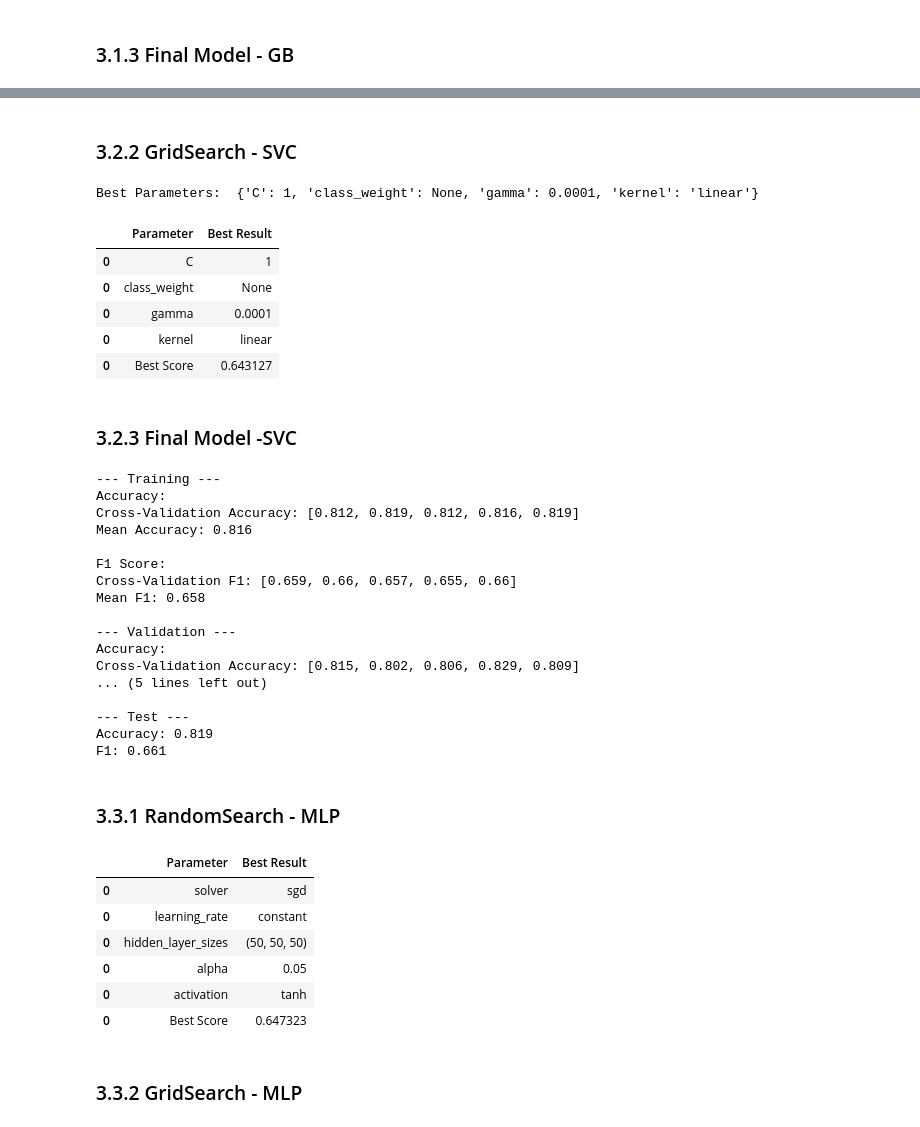
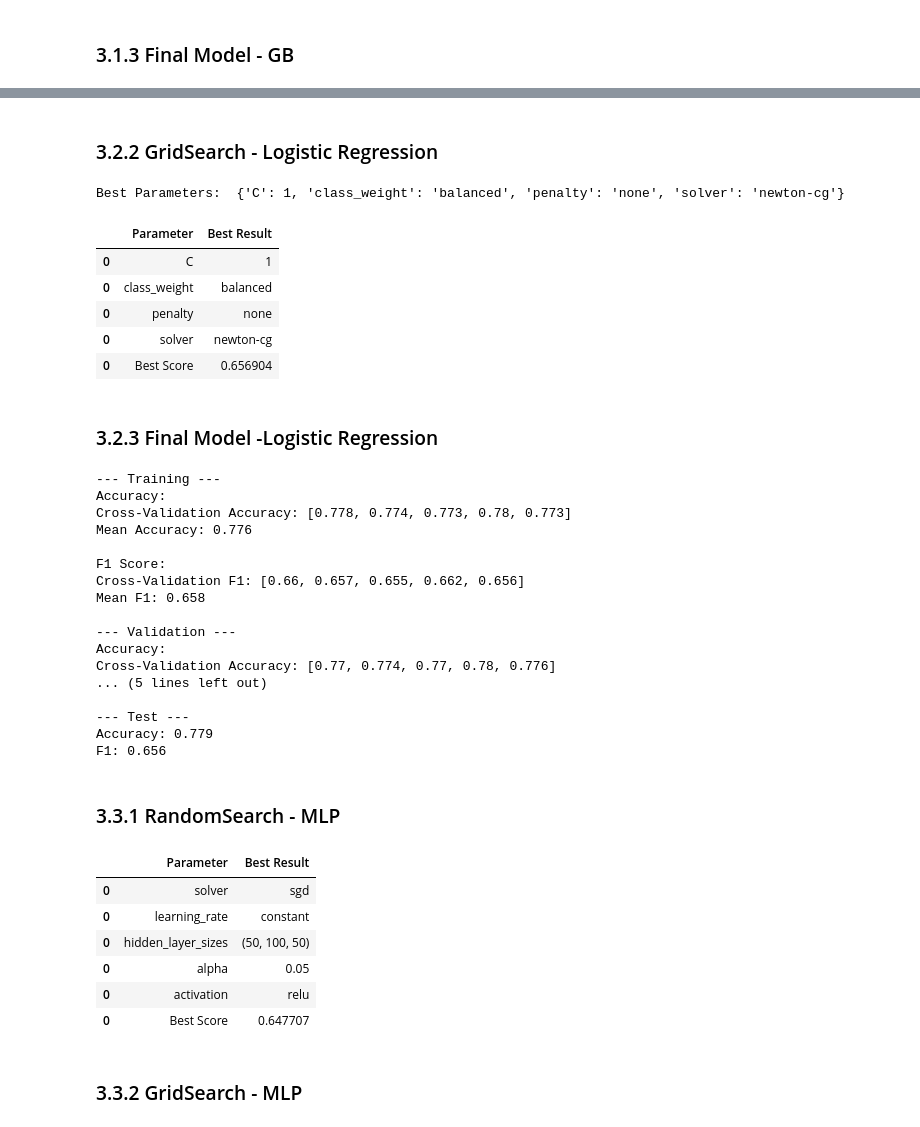
Before and after one commit to sarasustelosantos/bootcamp_group, a Jupyter notebook: 04_modelling.ipynb, the cells around one changed output, grey strips where cells are left out. Drawn from its saved outputs; the diff is of its cells as text; code cells hidden in the pictures.

```diff
--- a/04_modelling.ipynb
+++ b/04_modelling.ipynb
@@ -508,7 +509,7 @@ gb_model = GradientBoostingClassifier()
 parameter_grid = {
     'n_estimators': [80,100,120],
     'learning_rate': [0.2,0.3,0.4],
-    'max_depth': [2.5,2.7,3,3.1,3.2,4],
+    'max_depth': [3,3.1,2.9],
     'subsample': [0.5,0.6,0.4,0.3,0.7],
     'max_features': ['auto', 'sqrt', 'log2', None],
     'min_samples_split': [1,2,3,4,5],
@@ -582,17 +583,18 @@ F1: 0.655
 # %%
-# Create the Support Vector Classification (SVC) model (without specifying hyperparameters)
-model_SVC = SVC()
+
+# Create the Logistic Regression model (without specifying hyperparameters)
+model_logistic = LogisticRegression()
 
 # Define the parameter space for random search
 parameter_space_random = {
     'C': [0.1, 1, 10, 100],
-    'gamma': [1e-3, 1e-4],
-    'kernel': ['linear', 'rbf', 'poly'],
+    'penalty': ['l1', 'l2', 'elasticnet', 'none'],
+    'solver': ['newton-cg', 'lbfgs', 'liblinear', 'sag', 'saga'],
     'class_weight': [None, 'balanced'],
 }
 
 # Create the RandomizedSearchCV object
-random_search = RandomizedSearchCV(estimator=model_SVC, param_distributions=parameter_space_random,
+random_search = RandomizedSearchCV(estimator=model_logistic, param_distributions=parameter_space_random,
                                     scoring='f1', cv=5, random_state=42)
 
 # Fit the RandomizedSearchCV object to the data
@@ -603,16 +605,16 @@ best_params_random = random_search.best_params_
 best_score_random = random_search.best_score_
 
 # Create a DataFrame to store the results
-results_rs_svc = pd.DataFrame(columns=['Parameter', 'Best Result'])
+results_rs_logistic = pd.DataFrame(columns=['Parameter', 'Best Result'])
 
 # Add the best parameters and scores to the DataFrame
 for param, value in best_params_random.items():
-    results_rs_svc = pd.concat([results_rs_svc, pd.DataFrame({'Parameter': [param], 'Best Result': [value]})])
+    results_rs_logistic = pd.concat([results_rs_logistic, pd.DataFrame({'Parameter': [param], 'Best Result': [value]})])
 
 # Add the best score to the DataFrame
-results_rs_svc = pd.concat([results_rs_svc, pd.DataFrame({'Parameter': ['Best Score'], 'Best Result': [best_score_random]})])
+results_rs_logistic = pd.concat([results_rs_logistic, pd.DataFrame({'Parameter': ['Best Score'], 'Best Result': [best_score_random]})])
 
 # Display the results DataFrame
-results_rs_svc
+results_rs_logistic
 # %% [output]
 |  | Parameter | Best Result |
@@ -624,46 +626,48 @@ results_rs_svc
 # %% [markdown]
-### 3.2.2 GridSearch - SVC
+### 3.2.2 GridSearch - Logistic Regression
 # %%
-# Create the Support Vector Classification (SVC) model (without specifying hyperparameters)
-model_SVC = SVC()
+
+
+# Create the Logistic Regression model (without specifying hyperparameters)
+model_logistic = LogisticRegression()
 
 # Define the parameter grid for grid search
 parameter_space_grid = {
-    'C': [1, 2, 3,4],
-    'gamma': [1e-4, 2e-4, 0.5e-4],
-    'kernel': ['linear', 'rbf', 'poly'],
+    'C': [1, 2, 3, 4],
+    'penalty': ['l1', 'l2', 'elasticnet', 'none'],
+    'solver': ['newton-cg', 'lbfgs', 'liblinear', 'sag', 'saga'],
     'class_weight': [None, 'balanced'],
 }
 
 # Create the GridSearchCV object
-grid_search = GridSearchCV(estimator=model_SVC, param_grid=parameter_space_grid,
+grid_search = GridSearchCV(estimator=model_logistic, param_grid=parameter_space_grid,
                            scoring='f1', cv=5)
 
 # Fit the GridSearchCV object to the data
 grid_search.fit(X_train_total, y_train_total)  # Make sure X_total and y_total are defined
 
 # Print the best parameters
 print("Best Parameters: ", grid_search.best_params_)
 
 # Create a DataFrame to store the results
-results_gs_scv = pd.DataFrame(columns=['Parameter', 'Best Result'])
+results_gs_logistic = pd.DataFrame(columns=['Parameter', 'Best Result'])
 
 # Add the best parameters and scores to the DataFrame
 for param, value in grid_search.best_params_.items():
-    results_gs_scv = pd.concat([results_gs_scv, pd.DataFrame({'Parameter': [param], 'Best Result': [value]})])
+    results_gs_logistic = pd.concat([results_gs_logistic, pd.DataFrame({'Parameter': [param], 'Best Result': [value]})])
 
 # Add the best score to the DataFrame
-results_gs_scv = pd.concat([results_gs_scv, pd.DataFrame({'Parameter': ['Best Score'], 'Best Result': [grid_search.best_score_]})])
+results_gs_logistic = pd.concat([results_gs_logistic, pd.DataFrame({'Parameter': ['Best Score'], 'Best Result': [grid_search.best_score_]})])
 
 # Display the results DataFrame
-results_gs_scv
+results_gs_logistic
 # %% [output]
-Best Parameters:  {'C': 1, 'class_weight': None, 'gamma': 0.0001, 'kernel': 'linear'}
+Best Parameters:  {'C': 1, 'class_weight': 'balanced', 'penalty': 'none', 'solver': 'newton-cg'}
 |  | Parameter | Best Result |
 | 0 | C | 1 |
-| 0 | class_weight | None |
-| 0 | gamma | 0.0001 |
-| 0 | kernel | linear |
-| 0 | Best Score | 0.643127 |
+| 0 | class_weight | balanced |
+| 0 | penalty | none |
+| 0 | solver | newton-cg |
+| 0 | Best Score | 0.656904 |
 # %% [markdown]
-### 3.2.3 Final Model -SVC
+### 3.2.3 Final Model -Logistic Regression
@@ -678,23 +684,23 @@ final_model_svc = SVC(
 # %%
-train_eval(final_model_svc)
+train_eval(final_model_lr)
 # %% [output]
 --- Training ---
 Accuracy:
-Cross-Validation Accuracy: [0.812, 0.819, 0.812, 0.816, 0.819]
-Mean Accuracy: 0.816
+Cross-Validation Accuracy: [0.778, 0.774, 0.773, 0.78, 0.773]
+Mean Accuracy: 0.776
 
 F1 Score:
-Cross-Validation F1: [0.659, 0.66, 0.657, 0.655, 0.66]
+Cross-Validation F1: [0.66, 0.657, 0.655, 0.662, 0.656]
 Mean F1: 0.658
 
 --- Validation ---
 Accuracy:
-Cross-Validation Accuracy: [0.815, 0.802, 0.806, 0.829, 0.809]
+Cross-Validation Accuracy: [0.77, 0.774, 0.77, 0.78, 0.776]
 ... (5 lines left out)
 
 --- Test ---
-Accuracy: 0.819
-F1: 0.661
+Accuracy: 0.779
+F1: 0.656
 # %% [markdown]
 ### 3.3.1 RandomSearch - MLP
 # %%
@@ -737,10 +743,10 @@ results_rs_mlp
 |  | Parameter | Best Result |
 | 0 | solver | sgd |
 | 0 | learning_rate | constant |
-| 0 | hidden_layer_sizes | (50, 50, 50) |
+| 0 | hidden_layer_sizes | (50, 100, 50) |
 | 0 | alpha | 0.05 |
-| 0 | activation | tanh |
-| 0 | Best Score | 0.647323 |
+| 0 | activation | relu |
+| 0 | Best Score | 0.647707 |
 # %% [markdown]
 ### 3.3.2 GridSearch - MLP
 # %%
```
Also changed, not shown: parts of 22 cells of this notebook.
